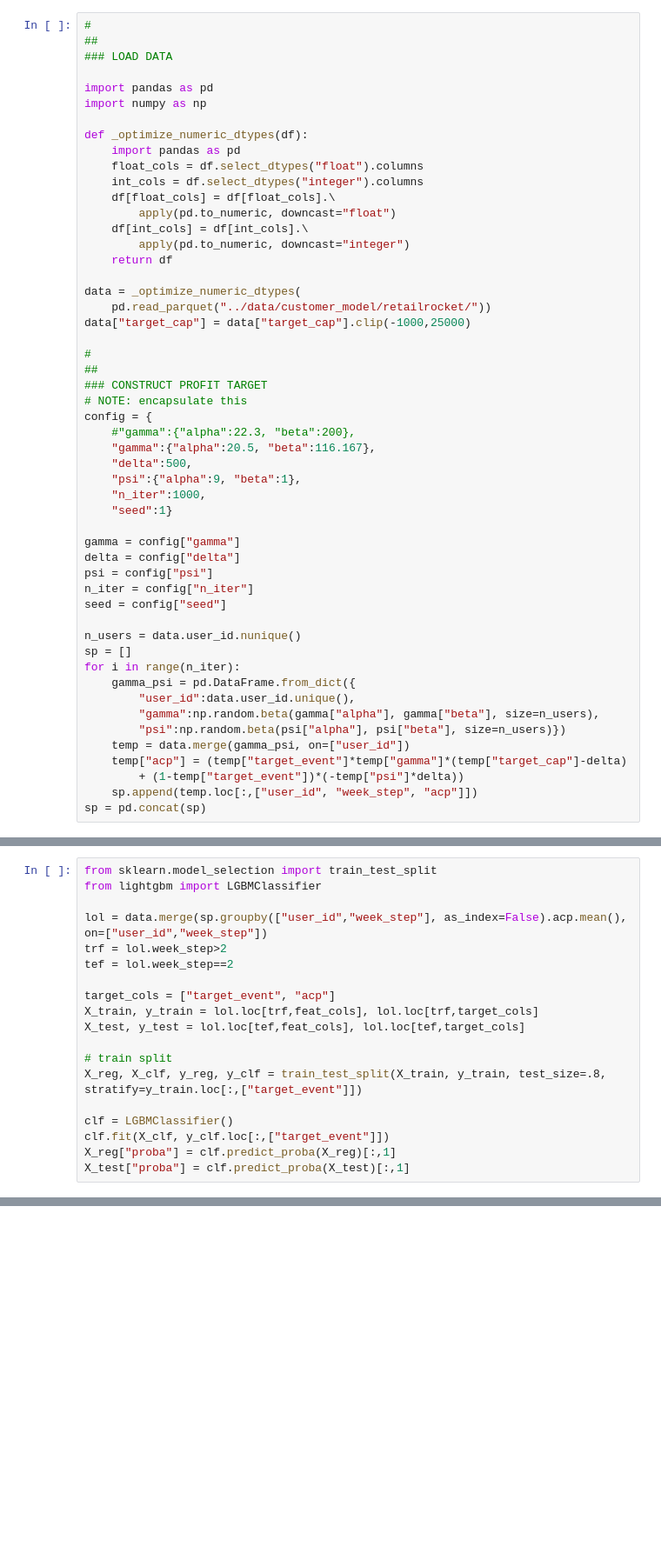
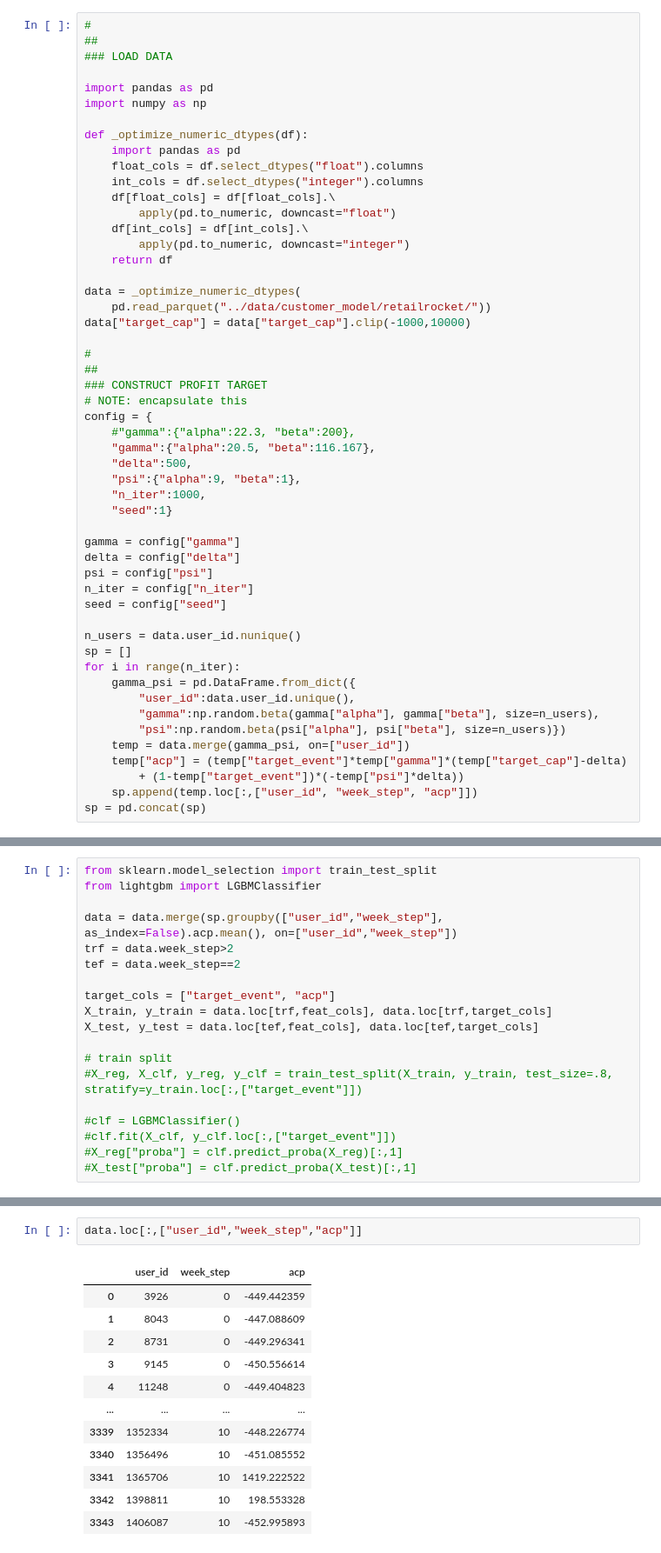
Before and after one commit to fridrichmrtn/churn-modeling, a Jupyter notebook: jupyters/novel-dev.ipynb, the cells around one changed output, grey strips where cells are left out. Shown at 87% size. Saved outputs shown, nothing was run; the diff lists cells and outputs as text; blank space fills up the shorter version.

```diff
--- a/jupyters/novel-dev.ipynb
+++ b/jupyters/novel-dev.ipynb
@@ -18,7 +18,7 @@ def _optimize_numeric_dtypes(df):
 
 data = _optimize_numeric_dtypes(
     pd.read_parquet("../data/customer_model/retailrocket/"))
-data["target_cap"] = data["target_cap"].clip(-1000,25000)
+data["target_cap"] = data["target_cap"].clip(-1000,10000)
 
 #
 ##
@@ -64,21 +61,21 @@ feat_cols = [c for c in train.columns if c not in set(out_cols)]
 from sklearn.model_selection import train_test_split
 from lightgbm import LGBMClassifier
 
-lol = data.merge(sp.groupby(["user_id","week_step"], as_index=False).acp.mean(), on=["user_id","week_step"])
-trf = lol.week_step>2
-tef = lol.week_step==2
+data = data.merge(sp.groupby(["user_id","week_step"], as_index=False).acp.mean(), on=["user_id","week_step"])
+trf = data.week_step>2
+tef = data.week_step==2
 
 target_cols = ["target_event", "acp"]
-X_train, y_train = lol.loc[trf,feat_cols], lol.loc[trf,target_cols]
-X_test, y_test = lol.loc[tef,feat_cols], lol.loc[tef,target_cols]
+X_train, y_train = data.loc[trf,feat_cols], data.loc[trf,target_cols]
+X_test, y_test = data.loc[tef,feat_cols], data.loc[tef,target_cols]
 
 # train split
-X_reg, X_clf, y_reg, y_clf = train_test_split(X_train, y_train, test_size=.8, stratify=y_train.loc[:,["target_event"]])
+#X_reg, X_clf, y_reg, y_clf = train_test_split(X_train, y_train, test_size=.8, stratify=y_train.loc[:,["target_event"]])
 
-clf = LGBMClassifier()
-clf.fit(X_clf, y_clf.loc[:,["target_event"]])
-X_reg["proba"] = clf.predict_proba(X_reg)[:,1]
-X_test["proba"] = clf.predict_proba(X_test)[:,1]
+#clf = LGBMClassifier()
+#clf.fit(X_clf, y_clf.loc[:,["target_event"]])
+#X_reg["proba"] = clf.predict_proba(X_reg)[:,1]
+#X_test["proba"] = clf.predict_proba(X_test)[:,1]
 # %%
 from sklearn.metrics import r2_score
 from imblearn.pipeline import Pipeline
@@ -156,0 +91,15 @@ meh.y.cumsum()[meh.y_pred.cumsum().idxmax()]
+# %%
+data.loc[:,["user_id","week_step","acp"]]
+# %% [output]
+|  | user_id | week_step | acp |
+| 0 | 3926 | 0 | -449.442359 |
+| 1 | 8043 | 0 | -447.088609 |
+| 2 | 8731 | 0 | -449.296341 |
+| 3 | 9145 | 0 | -450.556614 |
+| 4 | 11248 | 0 | -449.404823 |
+| ... | ... | ... | ... |
+| 3339 | 1352334 | 10 | -448.226774 |
+| 3340 | 1356496 | 10 | -451.085552 |
+| 3341 | 1365706 | 10 | 1419.222522 |
+| 3342 | 1398811 | 10 | 198.553328 |
+| 3343 | 1406087 | 10 | -452.995893 |
```
Also changed, not shown: parts of 19 cells of this notebook.
